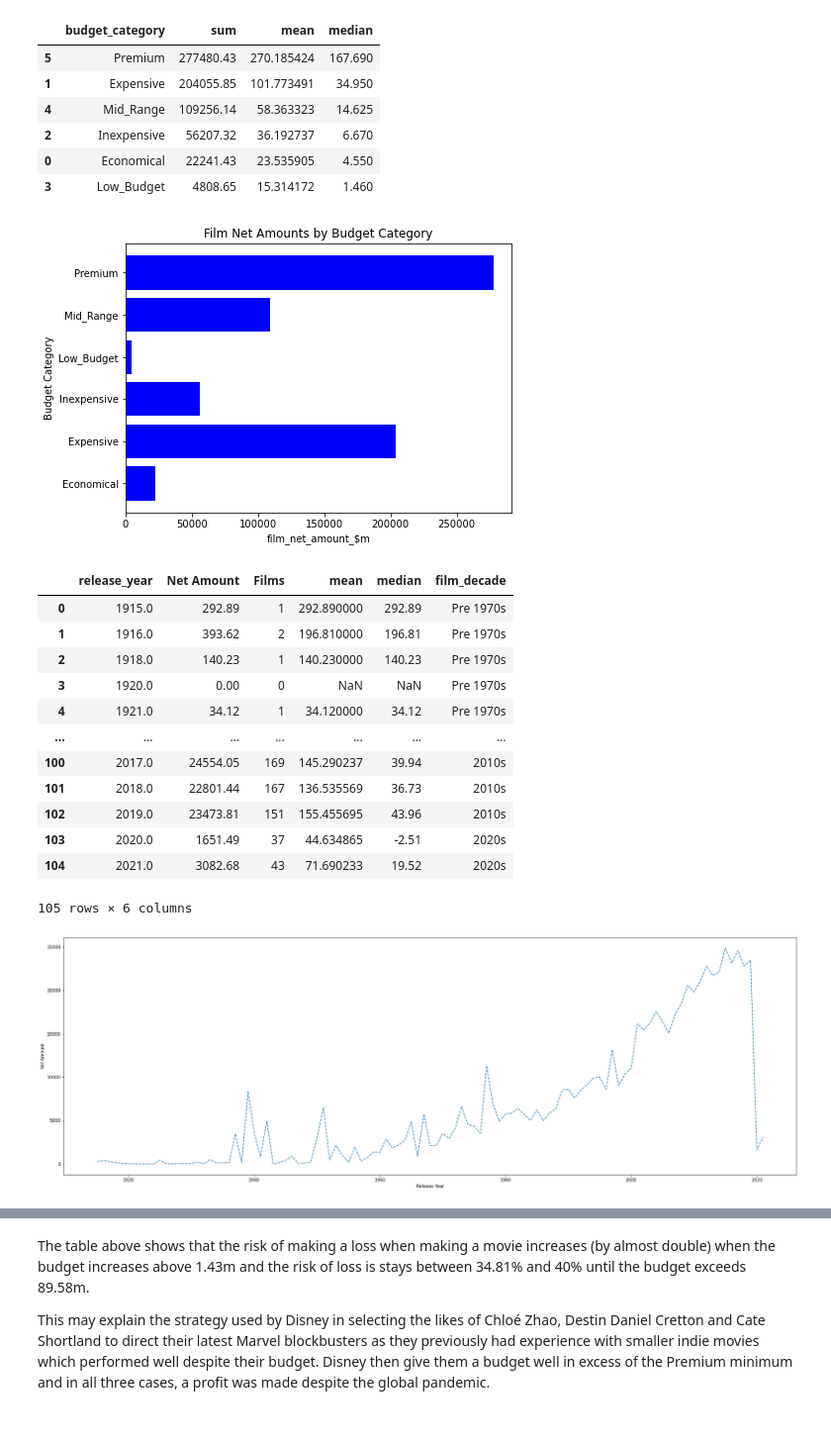
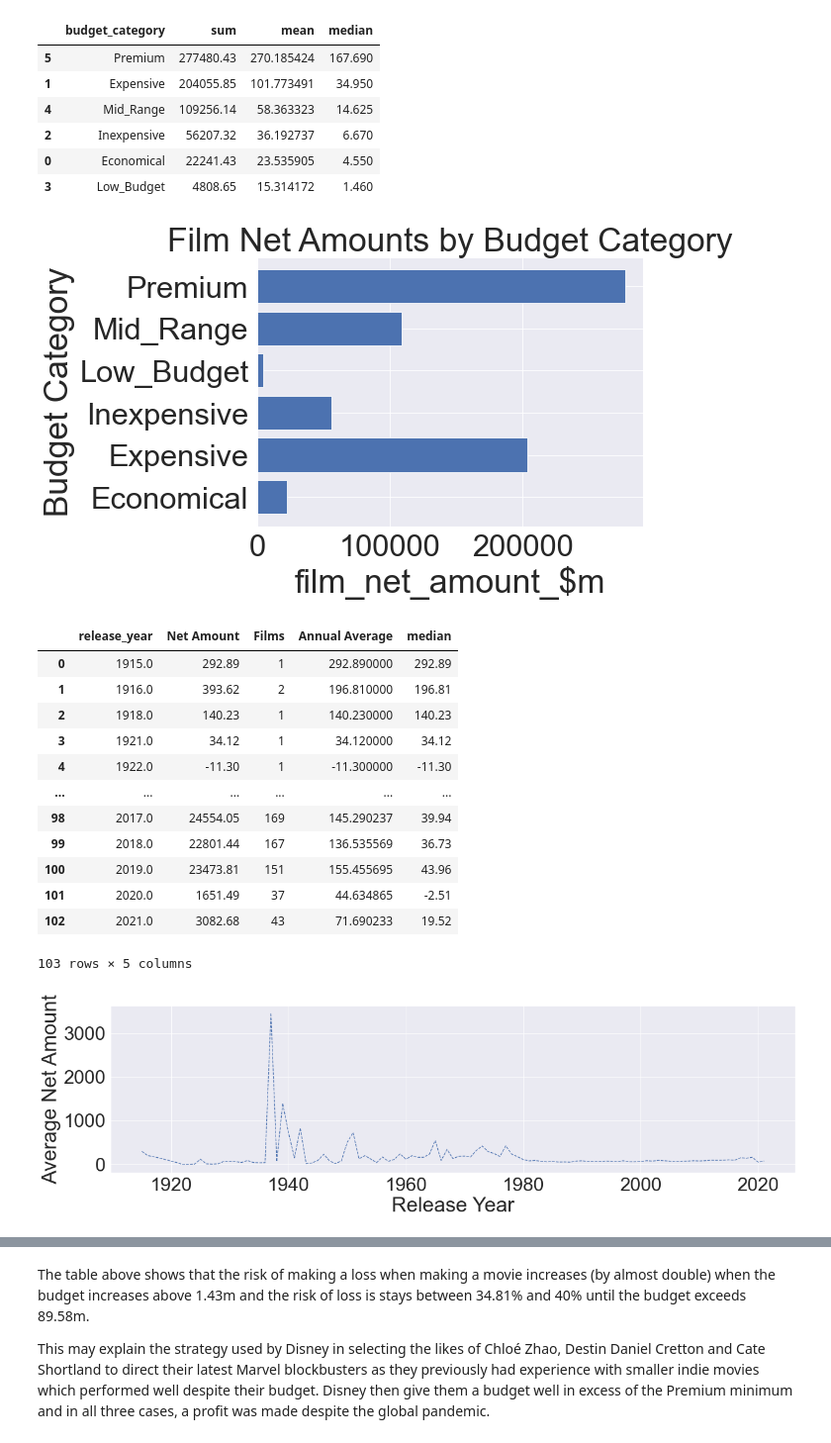
Before and after one commit to ianrowe101/UCDPA_Ian_Rowe, a Jupyter notebook: assignment_analysis.ipynb, the cells around one changed output, grey strips where cells are left out. Shown at 99% size. Saved outputs shown, nothing was run; the diff lists cells and outputs as text; code cells hidden in the pictures.

```diff
--- a/assignment_analysis.ipynb
+++ b/assignment_analysis.ipynb
@@ -1180,6 +1188,8 @@ memory usage: 1.1+ MB
 Taking my first steps into analysing the financial data I've now pulled together, I can use visualisation via a scatterplot chart to display where the film titles fall when we plot them by by adjusted gross and budget.
 # %%
 overall_financial_scatterplot = sns.scatterplot(x='adjusted_film_budget_$m',y='adjusted_film_gross_$m', data=film_financial_data, hue='release_year')
+sns.set(rc={'figure.figsize':(15,5)})
+sns.set_context("paper", font_scale=0.5)
 fig2 = overall_financial_scatterplot.get_figure()
 fig2.savefig("overall_scatter_budget_gross.jpg")
 # %% [output]
@@ -1198,6 +1208,8 @@ To dig someway deeper into the data, I will filter the file to only display movi
 premiumfilm_financial_data = film_financial_data[film_financial_data['budget_category'] == 'Premium']
 # %%
 premium_financial_scatterplot = sns.scatterplot(x='adjusted_film_budget_$m',y='adjusted_film_gross_$m', data=premiumfilm_financial_data, hue='release_year')
+sns.set(rc={'figure.figsize':(15,5)})
+sns.set_context("paper", font_scale=0.5)
 fig3 = premium_financial_scatterplot.get_figure()
 fig3.savefig("premium_scatter_budget_gross.jpg")
 # %% [output]
@@ -1212,6 +1224,8 @@ There is a 5% increase in correlation when I only include the Premium films sugg
 low_film_financial_data = film_financial_data[film_financial_data['budget_category'] == 'Low_Budget']
 # %%
 low_budget_financial_scatterplot = sns.scatterplot(x='adjusted_film_budget_$m',y='adjusted_film_gross_$m', data=low_film_financial_data, hue='release_year')
+sns.set(rc={'figure.figsize':(15,5)})
+sns.set_context("paper", font_scale=3.5)
 fig4 = low_budget_financial_scatterplot.get_figure()
 fig4.savefig("low_budget_scatter_budget_gross.jpg")
 # %% [output]
@@ -1245,33 +1259,34 @@ fig.set_size_inches([7, 5])
 fig.savefig("net_amounts_by_cat1.jpg")
 plt.show()
 # %% [output]
-[figure, old version]
+[figure, new version]
 # %%
 films_by_year = film_financial_data.groupby('release_year')['film_net_amount_$m'].agg(['sum','count','mean','median']).reset_index()
 # %%
-films_by_year.rename(columns={'sum': 'Net Amount','count': 'Films'}, inplace=True)
+films_by_year.rename(columns={'sum': 'Net Amount','count': 'Films', 'mean':'Annual Average'}, inplace=True)
 # %%
 films_by_year
 # %% [output]
-|  | release_year | Net Amount | Films | mean | median | film_decade |
-| 0 | 1915.0 | 292.89 | 1 | 292.890000 | 292.89 | Pre 1970s |
-| 1 | 1916.0 | 393.62 | 2 | 196.810000 | 196.81 | Pre 1970s |
-| 2 | 1918.0 | 140.23 | 1 | 140.230000 | 140.23 | Pre 1970s |
-| 3 | 1920.0 | 0.00 | 0 | NaN | NaN | Pre 1970s |
-| 4 | 1921.0 | 34.12 | 1 | 34.120000 | 34.12 | Pre 1970s |
-| ... | ... | ... | ... | ... | ... | ... |
-| 100 | 2017.0 | 24554.05 | 169 | 145.290237 | 39.94 | 2010s |
-| 101 | 2018.0 | 22801.44 | 167 | 136.535569 | 36.73 | 2010s |
-| 102 | 2019.0 | 23473.81 | 151 | 155.455695 | 43.96 | 2010s |
-| 103 | 2020.0 | 1651.49 | 37 | 44.634865 | -2.51 | 2020s |
-| 104 | 2021.0 | 3082.68 | 43 | 71.690233 | 19.52 | 2020s |
+|  | release_year | Net Amount | Films | Annual Average | median |
+| 0 | 1915.0 | 292.89 | 1 | 292.890000 | 292.89 |
+| 1 | 1916.0 | 393.62 | 2 | 196.810000 | 196.81 |
+| 2 | 1918.0 | 140.23 | 1 | 140.230000 | 140.23 |
+| 3 | 1921.0 | 34.12 | 1 | 34.120000 | 34.12 |
+| 4 | 1922.0 | -11.30 | 1 | -11.300000 | -11.30 |
+| ... | ... | ... | ... | ... | ... |
+| 98 | 2017.0 | 24554.05 | 169 | 145.290237 | 39.94 |
+| 99 | 2018.0 | 22801.44 | 167 | 136.535569 | 36.73 |
+| 100 | 2019.0 | 23473.81 | 151 | 155.455695 | 43.96 |
+| 101 | 2020.0 | 1651.49 | 37 | 44.634865 | -2.51 |
+| 102 | 2021.0 | 3082.68 | 43 | 71.690233 | 19.52 |
-105 rows × 6 columns
+103 rows × 5 columns
 # %%
-fig, ax = plt.subplots(figsize=(30,10))
-ax.plot(films_by_year['release_year'], films_by_year['Net Amount'], linestyle = '--')
+fig, ax = plt.subplots(figsize=(20,5))
+plt.rcParams.update({'font.size': 5})
+ax.plot(films_by_year['release_year'], films_by_year['Annual Average'], linestyle = '--')
 ax.set_xlabel("Release Year")
-ax.set_ylabel("Net Amount")
-fig.savefig("net_amounts_by_year.jpg")
+ax.set_ylabel("Average Net Amount")
+fig.savefig("avg_net_amounts_by_year.jpg")
 plt.show()
 # %% [output]
-[figure, old version]
+[figure, new version]
```
Also changed, not shown: parts of 51 cells of this notebook, 1 other file.
